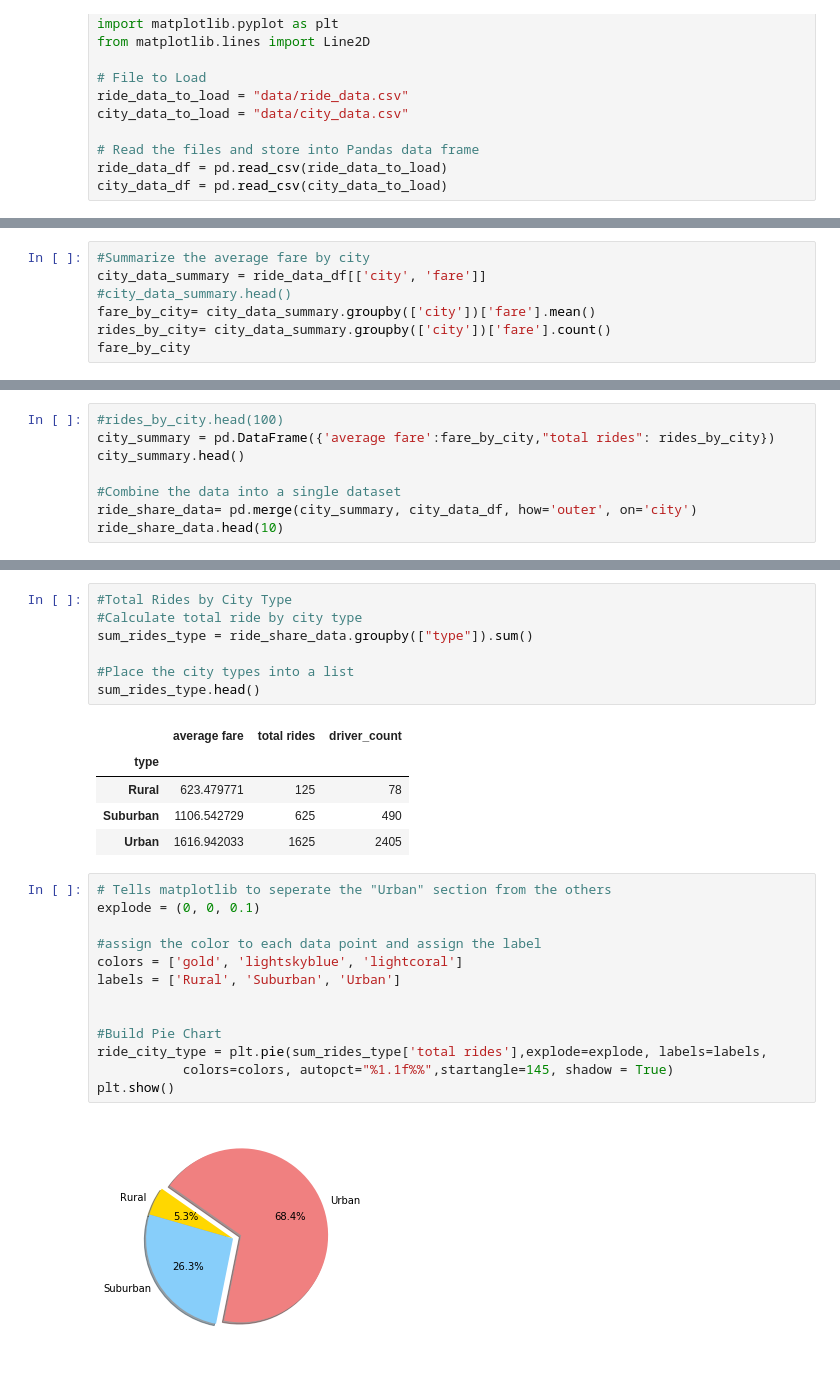
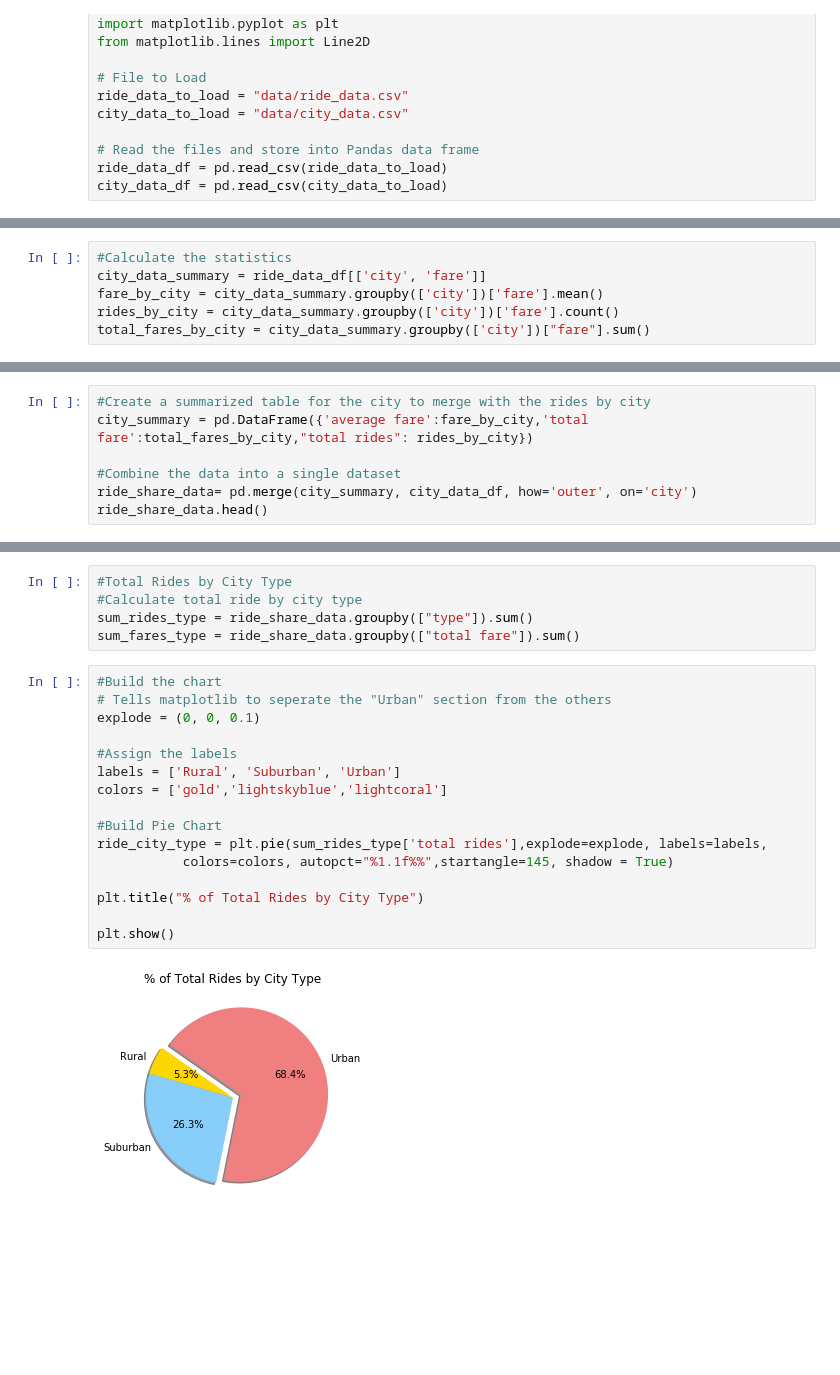
Before and after one commit to Vangroovy/Matplotlib, a Jupyter notebook: Pyber.ipynb, the cells around one changed output, grey strips where cells are left out. Drawn from its saved outputs; the diff is of its cells as text; blank space fills up the shorter version.

```diff
--- a/Pyber.ipynb
+++ b/Pyber.ipynb
@@ -58,7 +16,6 @@ city_data_df
 # %%
-#Summarize the average fare by city
+#Calculate the statistics
 city_data_summary = ride_data_df[['city', 'fare']]
-#city_data_summary.head()
-fare_by_city= city_data_summary.groupby(['city'])['fare'].mean()
-rides_by_city= city_data_summary.groupby(['city'])['fare'].count()
-fare_by_city
+fare_by_city = city_data_summary.groupby(['city'])['fare'].mean()
+rides_by_city = city_data_summary.groupby(['city'])['fare'].count()
+total_fares_by_city = city_data_summary.groupby(['city'])["fare"].sum()
@@ -83,9 +22,8 @@ Name: fare, Length: 120, dtype: float64
 # %%
-#rides_by_city.head(100)
-city_summary = pd.DataFrame({'average fare':fare_by_city,"total rides": rides_by_city})
-city_summary.head()
+#Create a summarized table for the city to merge with the rides by city
+city_summary = pd.DataFrame({'average fare':fare_by_city,'total fare':total_fares_by_city,"total rides": rides_by_city})
 
 #Combine the data into a single dataset
 ride_share_data= pd.merge(city_summary, city_data_df, how='outer', on='city')
-ride_share_data.head(10)
+ride_share_data.head()
 # %% [output]
@@ -140,27 +75,22 @@ plt.show()
 #Total Rides by City Type
 #Calculate total ride by city type
 sum_rides_type = ride_share_data.groupby(["type"]).sum()
-
-#Place the city types into a list
-sum_rides_type.head()
+sum_fares_type = ride_share_data.groupby(["total fare"]).sum()
-# %% [output]
-|  | average fare | total rides | driver_count |
-| type |  |  |  |
-| Rural | 623.479771 | 125 | 78 |
-| Suburban | 1106.542729 | 625 | 490 |
-| Urban | 1616.942033 | 1625 | 2405 |
 # %%
+#Build the chart
 # Tells matplotlib to seperate the "Urban" section from the others
 explode = (0, 0, 0.1)
 
-#assign the color to each data point and assign the label
-colors = ['gold', 'lightskyblue', 'lightcoral']
+#Assign the labels
 labels = ['Rural', 'Suburban', 'Urban']
-
+colors = ['gold','lightskyblue','lightcoral']
 
 #Build Pie Chart
 ride_city_type = plt.pie(sum_rides_type['total rides'],explode=explode, labels=labels,
            colors=colors, autopct="%1.1f%%",startangle=145, shadow = True)
+
+plt.title("% of Total Rides by City Type")
+
 plt.show()
 # %% [output]
-[figure, old version]
+[figure, new version]
```
Also changed, not shown: parts of 7 cells of this notebook.
